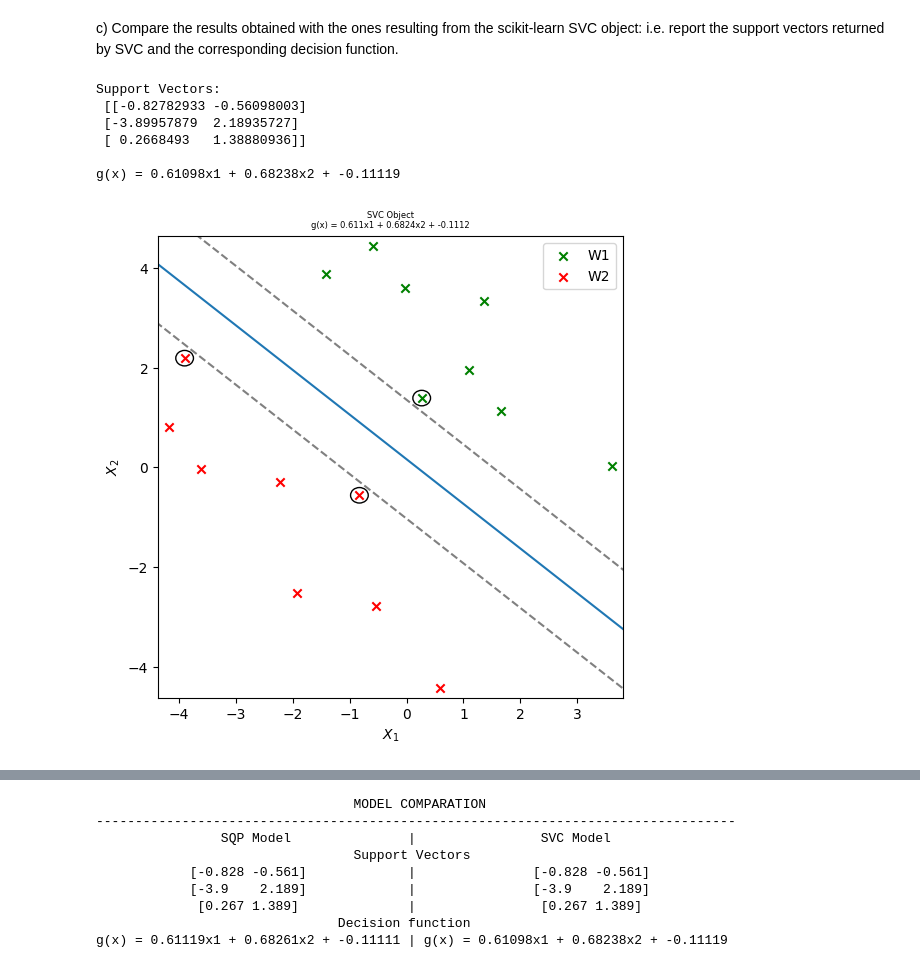
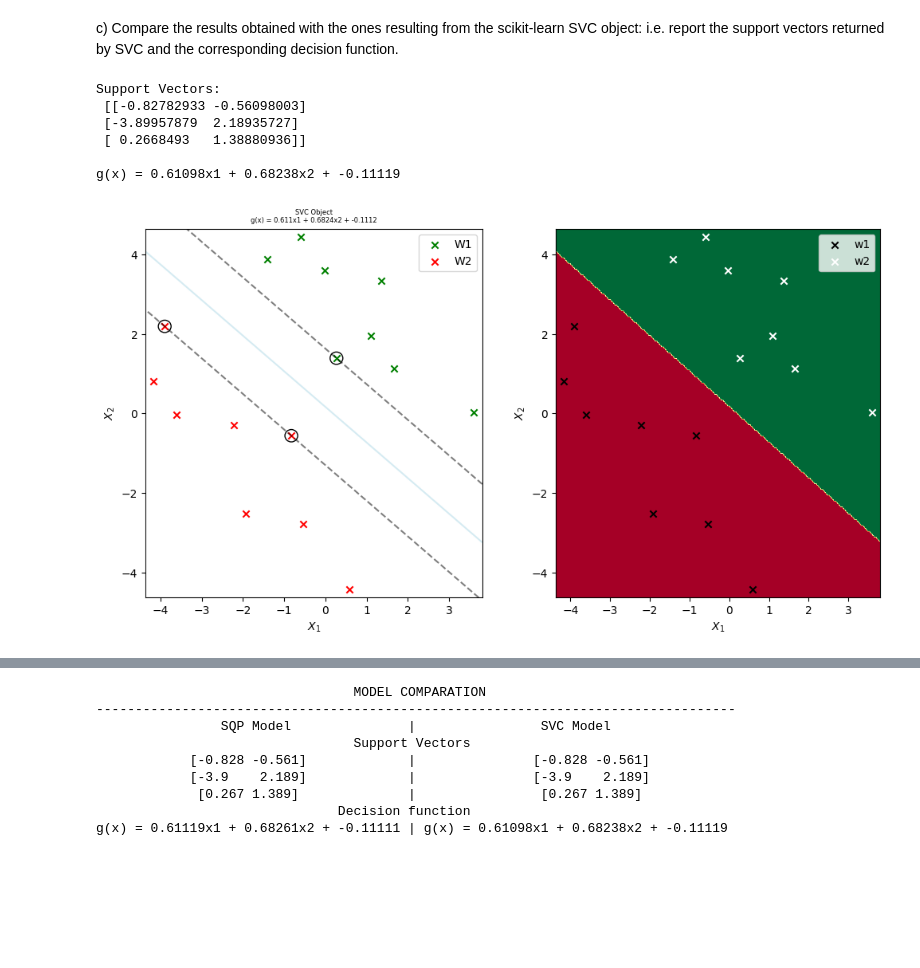
Before and after one commit to pedromartip/Instance-based-learning, a Jupyter notebook: NewHandout3.ipynb, the cells around one changed output, grey strips where cells are left out. Saved outputs shown, nothing was run; the diff lists cells and outputs as text; code cells hidden in the pictures; blank space fills up the shorter version.

```diff
--- a/NewHandout3.ipynb
+++ b/NewHandout3.ipynb
@@ -287,33 +279,36 @@ c)	Compare the results obtained with the ones resulting from the scikit-learn SV
 # %%
 '''
 1. commented source code
 2. support vectors
 3. decision function
 4. plot with samples and contour corresponding to the decision function
 5. classification map
 '''
 y = np.squeeze(y)
 
 #Configurate the model
 svm_linear = svm.SVC(C = 1e16, kernel = 'linear')
 svm_linear.fit(X, y)
 
 #Obtain the respective support vectors and weights
 sv_l = svm_linear.support_vectors_
 w_l = svm_linear.coef_.flatten()
 w0_l = svm_linear.intercept_
 
 print(f"Support Vectors:\n {sv_l}")
 print(f'\ng(x) = {w_l[0].round(5)}x1 + {w_l[1].round(5)}x2 + {w0_l[0].round(5)}')
 
 title = f'SVC Object\ng(x) = {w_l[0].round(4)}x1 + {w_l[1].round(4)}x2 + {w0_l[0].round(4)}'
-plot_l_decision_func(X,y,sv_l,w_l,w0_l,title, show_lines=True)
-plot_classification_map(X,oy,svm_linear)
+plt.figure(figsize=(12, 6))
+plt.subplot(1, 2, 1)
+plot_l_decision_func(X,y,sv_l,w_l,w0_l,plt,title)
+plt.subplot(1, 2, 2)
+plot_classification_map(X,oy,svm_linear,plt)
 # %% [output]
 Support Vectors:
  [[-0.82782933 -0.56098003]
  [-3.89957879  2.18935727]
  [ 0.2668493   1.38880936]]
 
 g(x) = 0.61098x1 + 0.68238x2 + -0.11119
-[figure, old version]
+[figure, new version]
```
Also changed, not shown: parts of 15 cells of this notebook.
